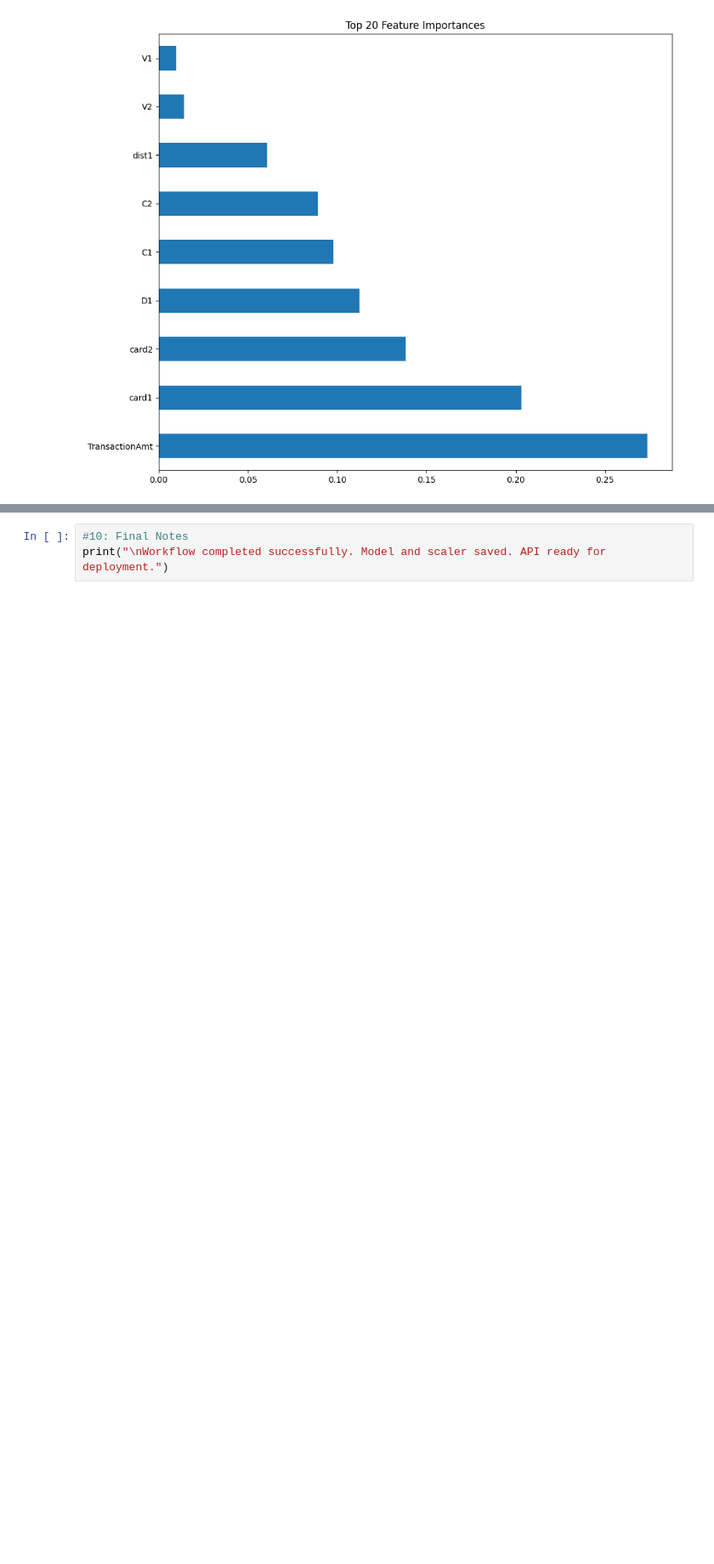
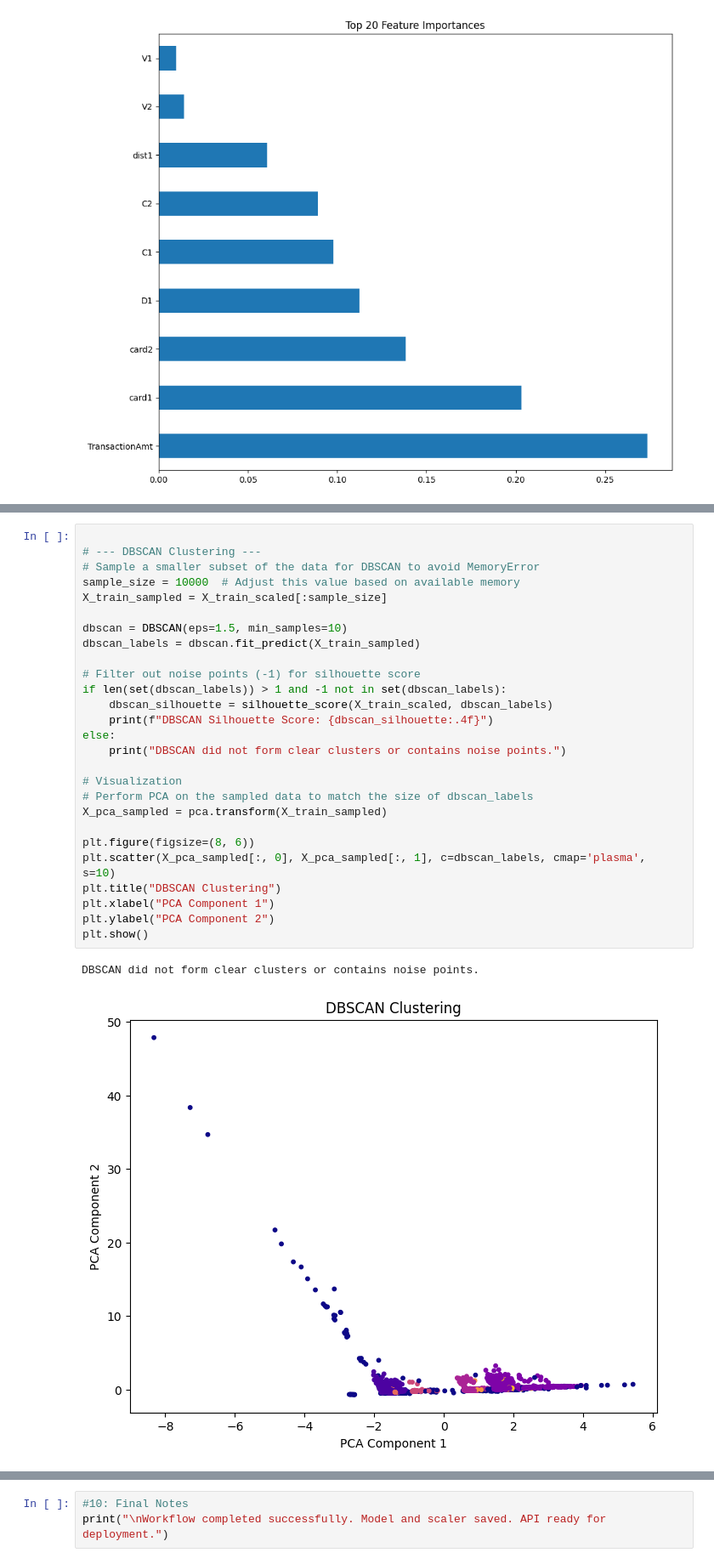
Before and after one commit to Jose-SN/Fraud-Detection, a Jupyter notebook: transactions.ipynb, the cells around one changed output, grey strips where cells are left out. Shown at 85% size. Drawn from its saved outputs; the diff is of its cells as text; blank space fills up the shorter version.

```diff
--- a/transactions.ipynb
+++ b/transactions.ipynb
@@ -243,0 +272,30 @@ if hasattr(best_model, 'feature_importances_'):
+# %%
+
+# --- DBSCAN Clustering ---
+# Sample a smaller subset of the data for DBSCAN to avoid MemoryError
+sample_size = 10000  # Adjust this value based on available memory
+X_train_sampled = X_train_scaled[:sample_size]
+
+dbscan = DBSCAN(eps=1.5, min_samples=10)
+dbscan_labels = dbscan.fit_predict(X_train_sampled)
+
+# Filter out noise points (-1) for silhouette score
+if len(set(dbscan_labels)) > 1 and -1 not in set(dbscan_labels):
+    dbscan_silhouette = silhouette_score(X_train_scaled, dbscan_labels)
+    print(f"DBSCAN Silhouette Score: {dbscan_silhouette:.4f}")
+else:
+    print("DBSCAN did not form clear clusters or contains noise points.")
+
+# Visualization
+# Perform PCA on the sampled data to match the size of dbscan_labels
+X_pca_sampled = pca.transform(X_train_sampled)
+
+plt.figure(figsize=(8, 6))
+plt.scatter(X_pca_sampled[:, 0], X_pca_sampled[:, 1], c=dbscan_labels, cmap='plasma', s=10)
+plt.title("DBSCAN Clustering")
+plt.xlabel("PCA Component 1")
+plt.ylabel("PCA Component 2")
+plt.show()
+# %% [output]
+DBSCAN did not form clear clusters or contains noise points.
+[figure, added]
```
Also changed, not shown: parts of 2 cells of this notebook.
